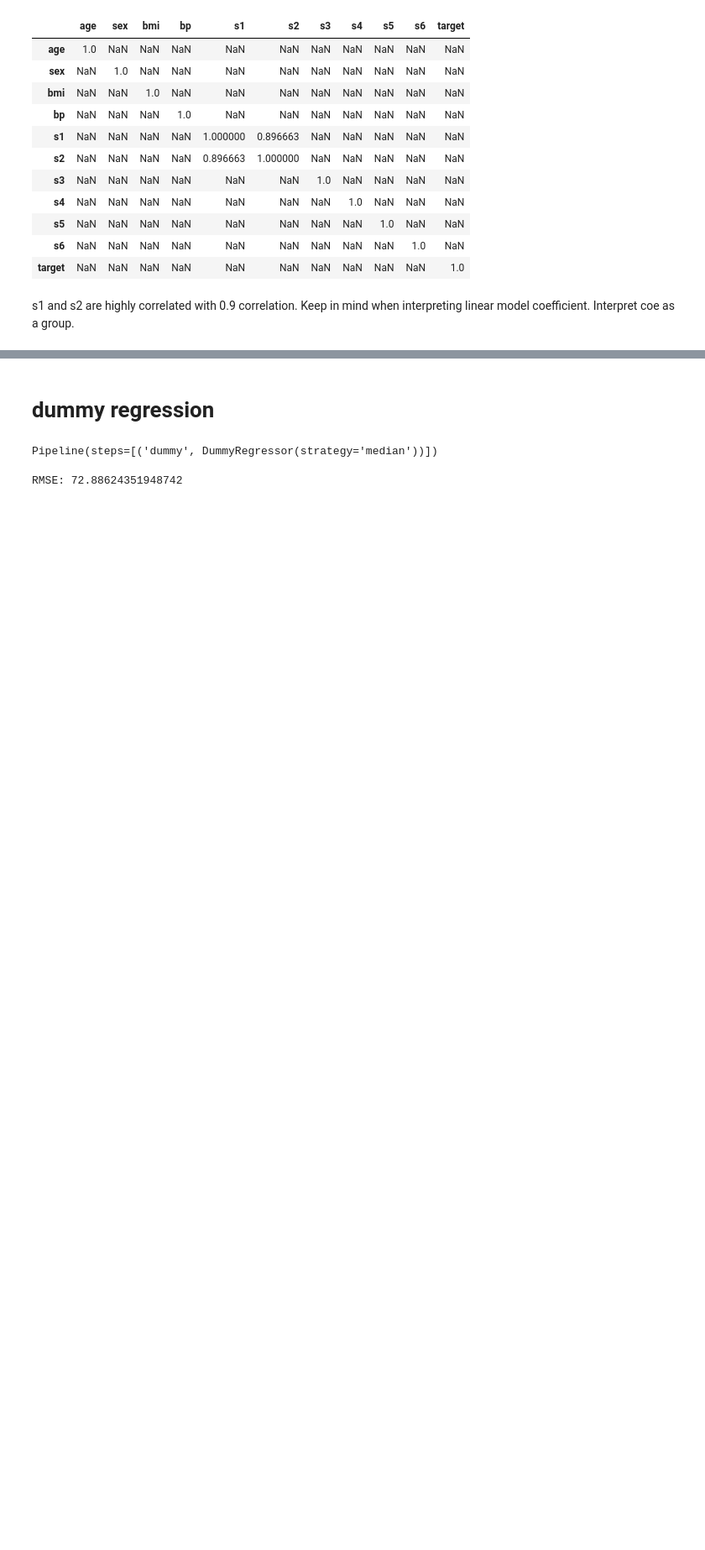
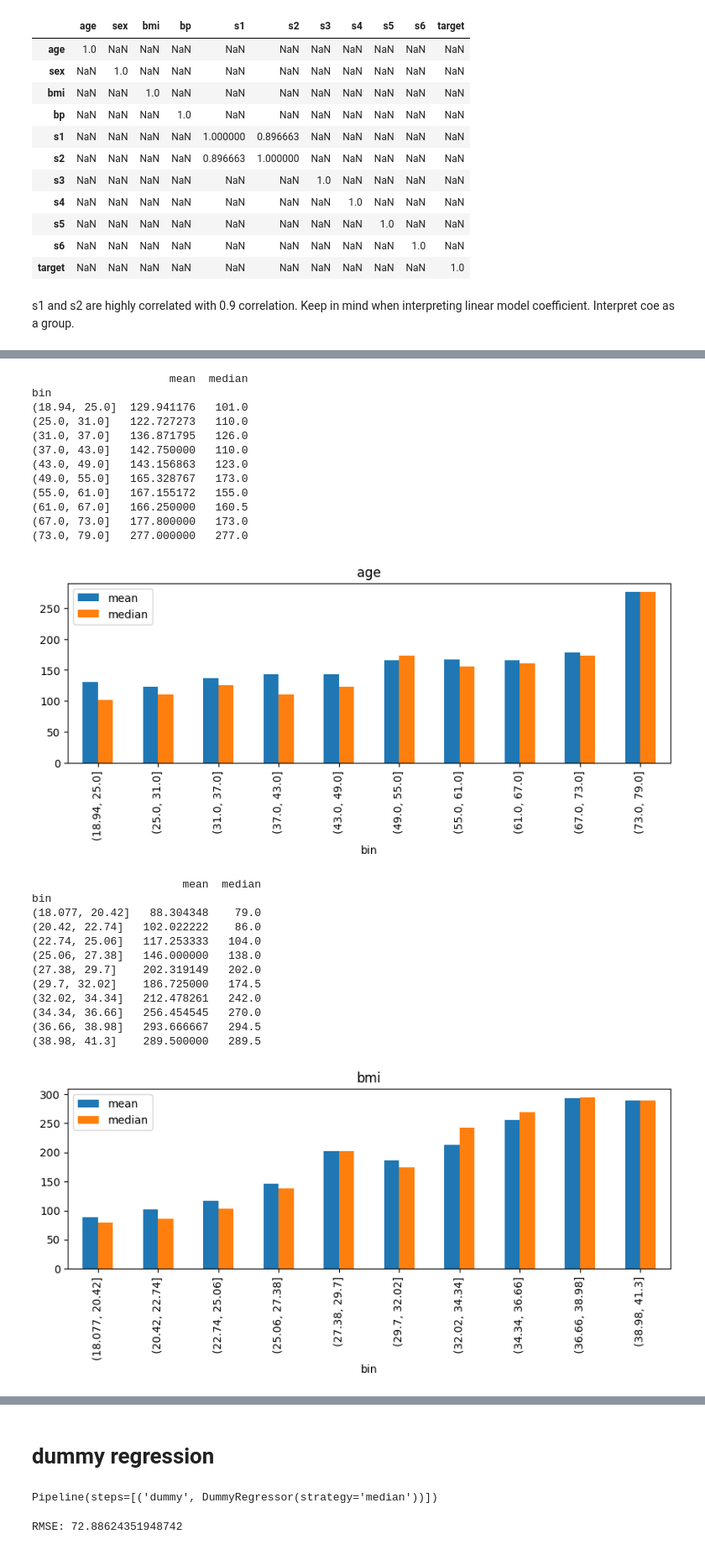
Before and after one commit to daisyYang25/data-science-basics, a Jupyter notebook: notebooks/regression.ipynb, the cells around one changed output, grey strips where cells are left out. Shown at 84% size. Cells and saved outputs as stored; diff of their text form; code cells hidden in the pictures; blank space fills up the shorter version.

```diff
--- a/notebooks/regression.ipynb
+++ b/notebooks/regression.ipynb
@@ -108,0 +111,37 @@ s1 and s2 are highly correlated with 0.9 correlation. Keep in mind when interpre
+# %%
+for x in num_cols:
+    tmp = pd.concat([X_train[[x]], y_train.rename("target")], axis=1).dropna()
+    tmp["bin"] = pd.cut(tmp[x], bins=10)
+
+    agg = tmp.groupby("bin")["target"].agg(mean="mean", median="median")
+    print(agg)
+    agg.plot(kind="bar", stacked=False, figsize=(10, 3))
+    plt.title(x)
+    plt.show()
+# %% [output]
+                     mean  median
+bin
+(18.94, 25.0]  129.941176   101.0
+(25.0, 31.0]   122.727273   110.0
+(31.0, 37.0]   136.871795   126.0
+(37.0, 43.0]   142.750000   110.0
+(43.0, 49.0]   143.156863   123.0
+(49.0, 55.0]   165.328767   173.0
+(55.0, 61.0]   167.155172   155.0
+(61.0, 67.0]   166.250000   160.5
+(67.0, 73.0]   177.800000   173.0
+(73.0, 79.0]   277.000000   277.0
+[figure, added]
+                       mean  median
+bin
+(18.077, 20.42]   88.304348    79.0
+(20.42, 22.74]   102.022222    86.0
+(22.74, 25.06]   117.253333   104.0
+(25.06, 27.38]   146.000000   138.0
+(27.38, 29.7]    202.319149   202.0
+(29.7, 32.02]    186.725000   174.5
+(32.02, 34.34]   212.478261   242.0
+(34.34, 36.66]   256.454545   270.0
+(36.66, 38.98]   293.666667   294.5
+(38.98, 41.3]    289.500000   289.5
+[figure, added]
```
Also changed, not shown: parts of 7 cells of this notebook.
